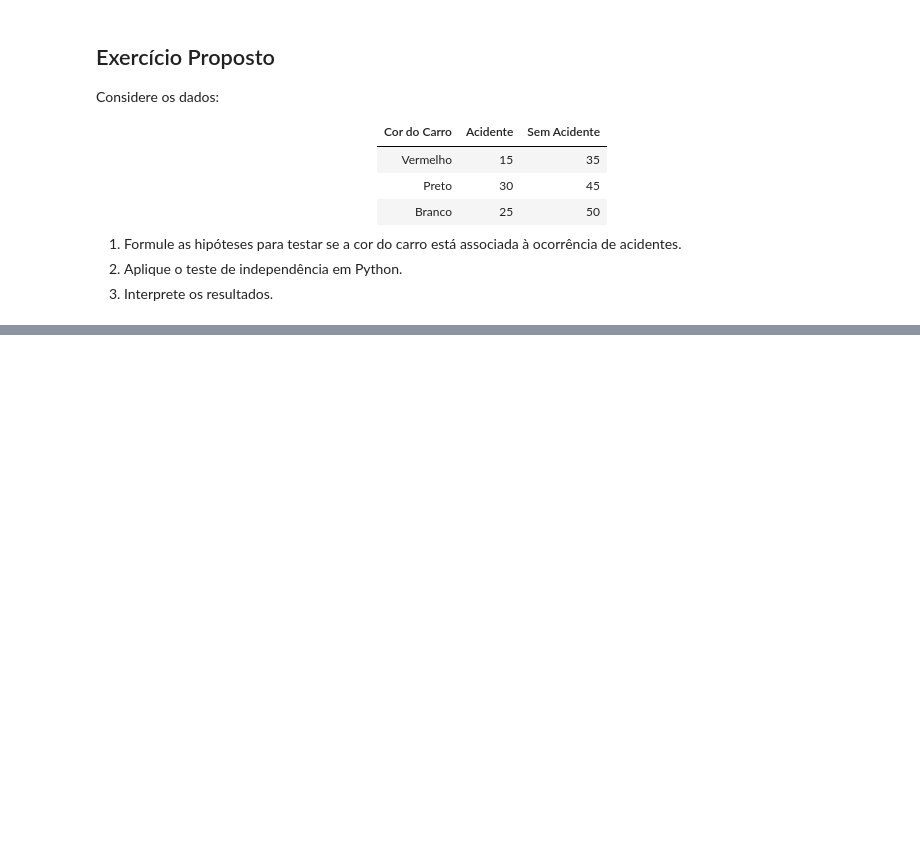
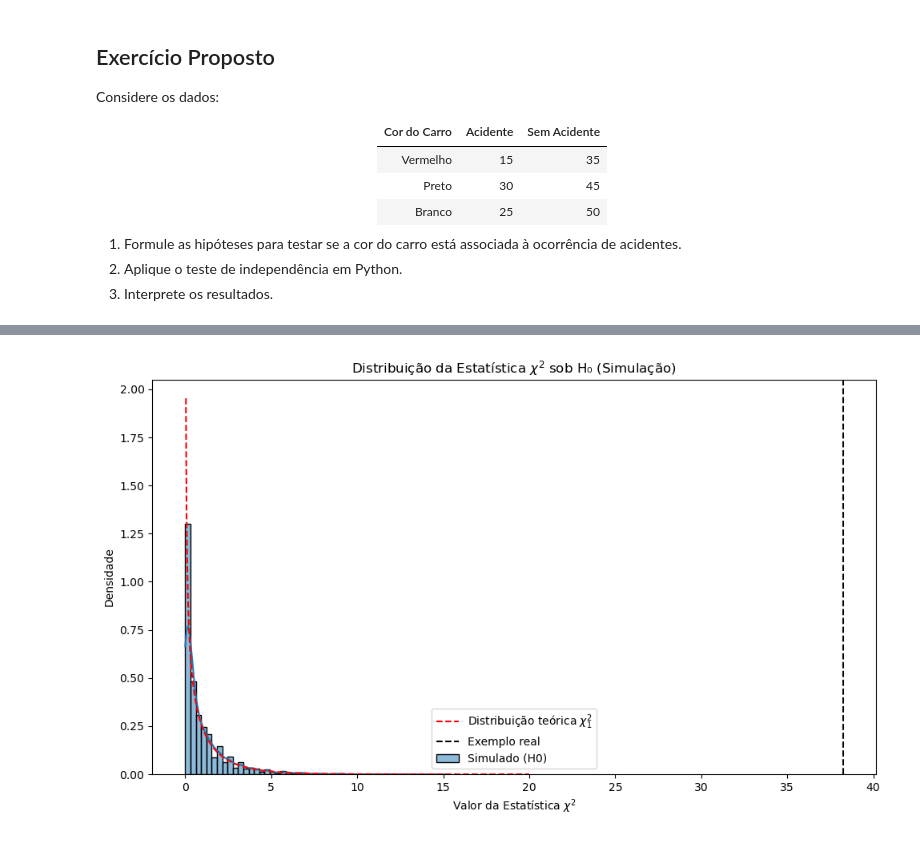
Before and after one commit to AILAB-CEFET-RJ/gcc1625, a Jupyter notebook: notebooks/06_testes_hipoteses_qui_quadrado.ipynb, the cells around one changed output, grey strips where cells are left out. Saved outputs shown, nothing was run; the diff lists cells and outputs as text; code cells hidden in the pictures; blank space fills up the shorter version.

Commit message:
Adiciona seções complementares (simulação e unilateralidade)

```diff
--- a/notebooks/06_testes_hipoteses_qui_quadrado.ipynb
+++ b/notebooks/06_testes_hipoteses_qui_quadrado.ipynb
@@ -681,0 +825,42 @@ Considere os dados:
+# %%
+import numpy as np
+import matplotlib.pyplot as plt
+import seaborn as sns
+from scipy.stats import chi2_contingency, chi2
+
+# Simulação: gerar tabelas 2x2 sob H0 (sem associação)
+np.random.seed(42)
+
+# Totais fixos (como no exemplo anterior)
+row_totals = [52, 48]  # Masculino, Feminino
+col_totals = [51, 49]  # Dog, Cat
+grand_total = 100
+
+# Número de simulações
+n_sim = 10000
+chi2_stats = []
+
+for _ in range(n_sim):
+    # Simula uma tabela 2x2 com distribuição multinomial condicionada aos totais marginais
+    # Usamos proporções marginais para gerar frequências esperadas
+    expected = np.outer(row_totals, col_totals) / grand_total
+    simulated = np.random.multinomial(grand_total, expected.flatten()/grand_total).reshape(2, 2)
+
+    # Aplica o teste qui-quadrado
+    chi2_stat, _, _, _ = chi2_contingency(simulated, correction=False)
+    chi2_stats.append(chi2_stat)
+
+# Plotar a distribuição simulada
+plt.figure(figsize=(10, 6))
+sns.histplot(chi2_stats, bins=50, kde=True, stat="density", label="Simulado (H0)")
+x = np.linspace(0, 20, 500)
+plt.plot(x, chi2.pdf(x, df=1), 'r--', label="Distribuição teórica $\chi^2_1$")
+plt.axvline(x=38.25, color='black', linestyle='--', label='Exemplo real')
+plt.title("Distribuição da Estatística $\chi^2$ sob H₀ (Simulação)")
+plt.xlabel("Valor da Estatística $\chi^2$")
+plt.ylabel("Densidade")
+plt.legend()
+plt.tight_layout()
+plt.show()
+# %% [output]
+[figure, added]
```
Also changed, not shown: parts of 34 cells of this notebook.
